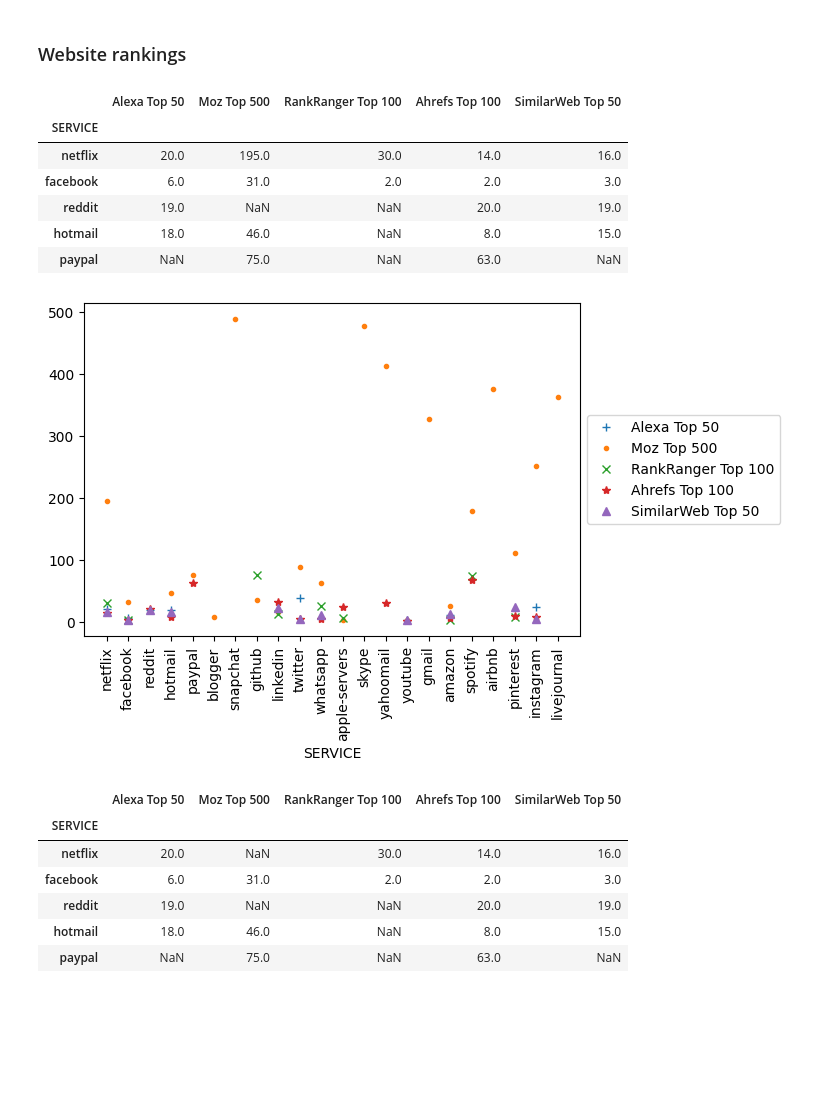
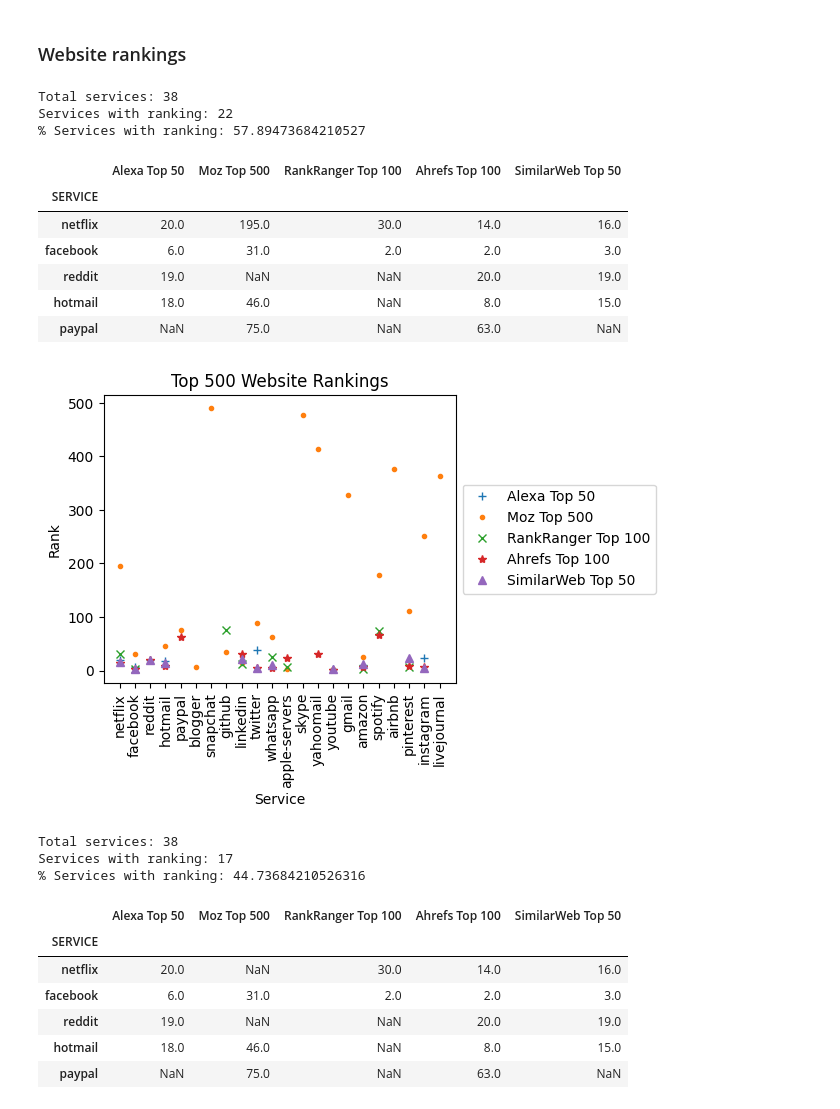
Before and after one commit to shanemin/thesis-msc-cloud-failures, a Jupyter notebook: scripts/viz_sources.ipynb, the cells around one changed output. Cells and saved outputs as stored; diff of their text form; code cells hidden in the pictures; blank space fills up the shorter version.

```diff
--- a/scripts/viz_sources.ipynb
+++ b/scripts/viz_sources.ipynb
@@ -69,11 +80,17 @@ plt.show()
 ### Website rankings
 # %%
 df_ranks = df.iloc[:, 5:10].copy()
+before = len(df_ranks)
 df_ranks = df_ranks.set_index(df['SERVICE'])
 df_ranks.columns = ['Alexa Top 50', 'Moz Top 500', 'RankRanger Top 100', 'Ahrefs Top 100', 'SimilarWeb Top 50']
 df_ranks.dropna(how='all', inplace=True)
+after = len(df_ranks)
+print('Total services: {}\nServices with ranking: {}\n% Services with ranking: {}'.format(before, after, after/before*100))
 df_ranks.head()
 # %% [output]
+Total services: 38
+Services with ranking: 22
+% Services with ranking: 57.89473684210527
 |  | Alexa Top 50 | Moz Top 500 | RankRanger Top 100 | Ahrefs Top 100 | SimilarWeb Top 50 |
 | SERVICE |  |  |  |  |  |
 | netflix | 20.0 | 195.0 | 30.0 | 14.0 | 16.0 |
@@ -84,19 +101,29 @@ df_ranks.head()
 # %%
 df_ranks.plot(style=['+','.','x','*','^'], linestyle='none')
 ax = plt.subplot(111)
 plt.xticks(range(len(df_ranks.index)), df_ranks.index, rotation=90)
 box = ax.get_position()
 ax.set_position([box.x0, box.y0 + box.height * 0.1, box.width, box.height * 0.9])
 ax.legend(loc='center left', bbox_to_anchor=(1, 0.5))
+plt.title("Top 500 Website Rankings")
+plt.xlabel("Service")
+plt.ylabel("Rank")
+plt.subplots_adjust(left=0.1, right=.65, bottom=0.3, top=0.9)
+plt.savefig('../output/plots/top_500.png', dpi=fig.dpi)
 plt.show()
 # %% [output]
-[figure, old version]
+[figure, new version]
 # %%
 # lets plot only the top 100's
 df_100 = df_ranks.apply(lambda x: [y if y <= 100 else np.nan for y in x])
 df_100.dropna(how='all', inplace=True)
+after = len(df_100)
+print('Total services: {}\nServices with ranking: {}\n% Services with ranking: {}'.format(before, after, after/before*100))
 df_100.head()
 # %% [output]
+Total services: 38
+Services with ranking: 17
+% Services with ranking: 44.73684210526316
 |  | Alexa Top 50 | Moz Top 500 | RankRanger Top 100 | Ahrefs Top 100 | SimilarWeb Top 50 |
 | SERVICE |  |  |  |  |  |
 | netflix | 20.0 | NaN | 30.0 | 14.0 | 16.0 |
```
Also changed, not shown: parts of 10 cells of this notebook, 7 other files.
